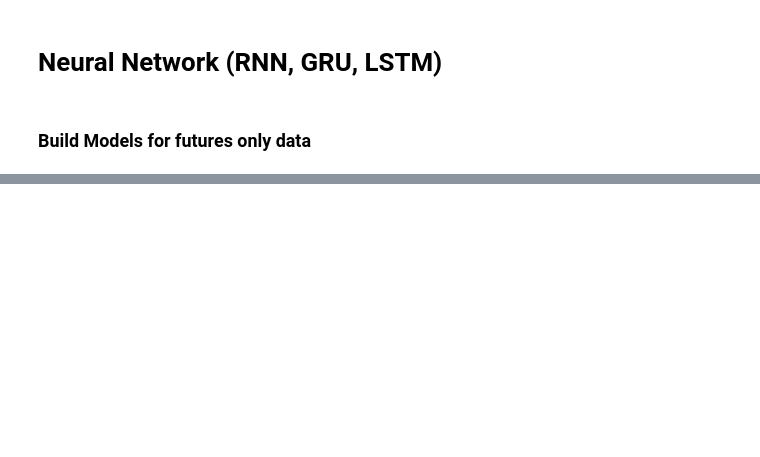
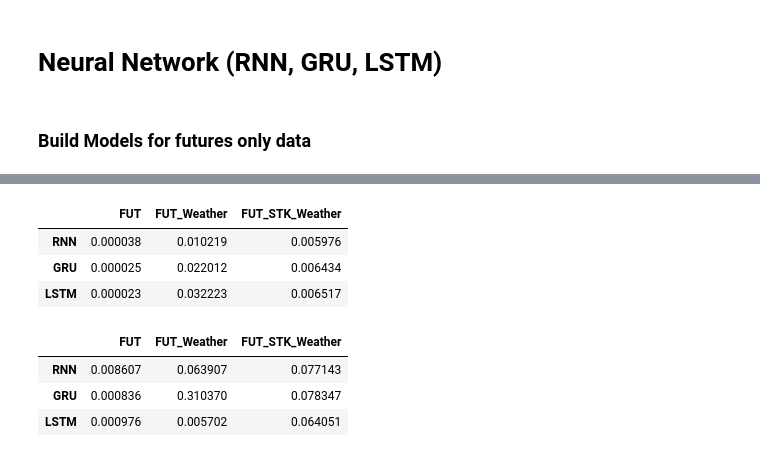
Before and after one commit to andrewredd/aa-project, a Jupyter notebook: futures_data.ipynb, the cells around one changed output, grey strips where cells are left out. Saved outputs shown, nothing was run; the diff lists cells and outputs as text; code cells hidden in the pictures; blank space fills up the shorter version.

```diff
--- a/futures_data.ipynb
+++ b/futures_data.ipynb
@@ -747,0 +436,14 @@ plot_result(stock_name, p, y_test)
+# %%
+#get the loss
+def model_traintest_loss(mod, XTrain, yTrain, XTest, yTest):
+    trainLoss = mod.evaluate(XTrain, yTrain, verbose=0)
+    testLoss = mod.evaluate(XTest, yTest, verbose=0)
+    print('Train Score: {:.5f} MSE ({:.2f} RMSE)'.format(trainLoss[0], math.sqrt(trainLoss[0])))
+    print('Test Score: {:.5f} MSE ({:.2f} RMSE)'.format(testLoss[0], math.sqrt(testLoss[0])))
+    return trainLoss[0], testLoss[0]
+
+def model_loss(mod, X, y):
+    loss = mod.evaluate(X, y, verbose=0)
+    #print('Train Score: {:.5f} MSE ({:.2f} RMSE)'.format(trainLoss[0], math.sqrt(trainLoss[0])))
+    #print('Test Score: {:.5f} MSE ({:.2f} RMSE)'.format(testLoss[0], math.sqrt(testLoss[0])))
+    return loss[0]  #returns MSE
@@ -747,0 +512,5 @@ plot_result(stock_name, p, y_test)
+# %%
+%%time
+modelRNN_FSW.fit(XTrainFSW, yTrainFSW, batch_size=batchSize, epochs=epochs, validation_split=0.2, verbose=1)
+modelGRU_FSW.fit(XTrainFSW, yTrainFSW, batch_size=batchSize, epochs=epochs, validation_split=0.2, verbose=1)
+modelLSTM_FSW.fit(XTrainFSW, yTrainFSW, batch_size=batchSize, epochs=epochs, validation_split=0.2, verbose=1)
@@ -747,0 +587,14 @@ plot_result(stock_name, p, y_test)
+# %%
+train_table
+# %% [output]
+|  | FUT | FUT_Weather | FUT_STK_Weather |
+| RNN | 0.000038 | 0.010219 | 0.005976 |
+| GRU | 0.000025 | 0.022012 | 0.006434 |
+| LSTM | 0.000023 | 0.032223 | 0.006517 |
+# %%
+test_table
+# %% [output]
+|  | FUT | FUT_Weather | FUT_STK_Weather |
+| RNN | 0.008607 | 0.063907 | 0.077143 |
+| GRU | 0.000836 | 0.310370 | 0.078347 |
+| LSTM | 0.000976 | 0.005702 | 0.064051 |
```
Also changed, not shown: parts of 58 cells of this notebook.
